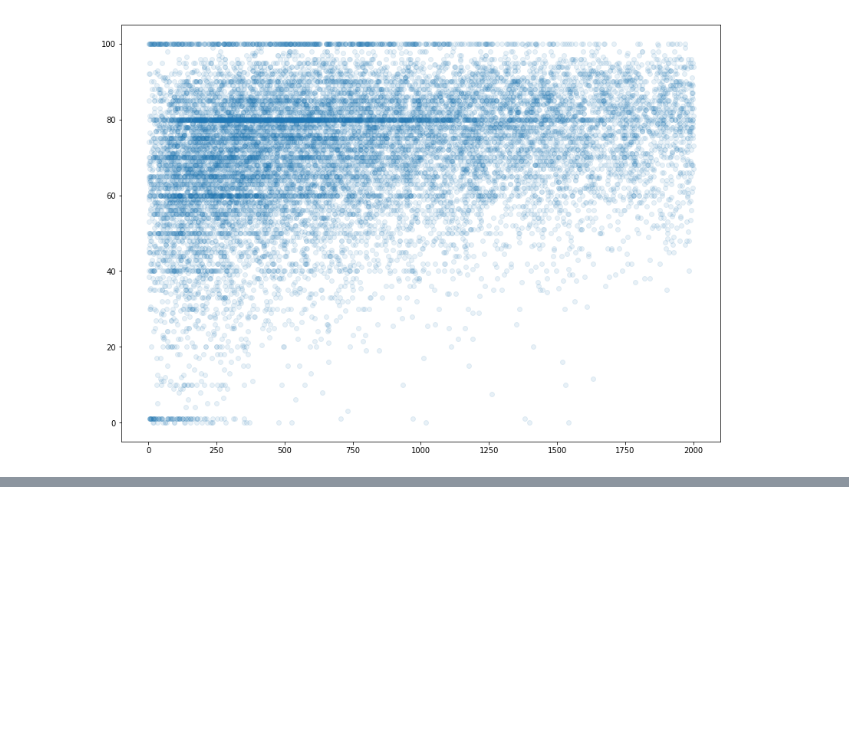
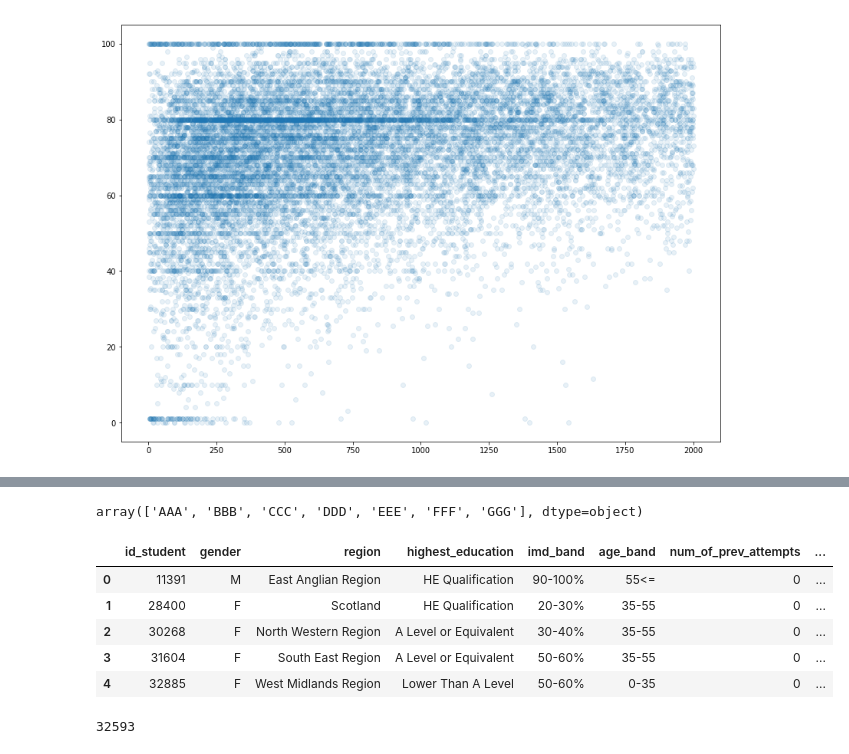
Before and after one commit to nikolholicka/curriculum, a Jupyter notebook: mod6/project_ideas/project_idea_2.ipynb, the cells around one changed output, grey strips where cells are left out. Saved outputs shown, nothing was run; the diff lists cells and outputs as text; code cells hidden in the pictures; blank space fills up the shorter version.

```diff
--- a/mod6/project_ideas/project_idea_2.ipynb
+++ b/mod6/project_ideas/project_idea_2.ipynb
@@ -336,0 +431,19 @@ plt.scatter(st_with_total_clicks_no_high_clicks.sum_click, st_with_total_clicks_
+# %%
+st.code_module.unique()
+# %% [output]
+array(['AAA', 'BBB', 'CCC', 'DDD', 'EEE', 'FFF', 'GGG'], dtype=object)
+# %%
+st['code_module'] = st['code_module'].replace({'AAA':'A','BBB':'B','CCC':'C','DDD':'D','EEE':'E','FFF':'F', 'GGG':'G'})
+# %%
+st['code_presentation'] = st['code_presentation'].replace({'2013J':'2013OCT','2013B':'2013FEB','2014J':'2014OCT','2014B':'2014FEB'})
+# %%
+st["module"] = st["code_module"] +'_'+ st["code_presentation"]
+# %%
+st.head()
+# %% [output]
+|  | id_student | gender | region | highest_education | imd_band | age_band | num_of_prev_attempts | ... |
+| 0 | 11391 | M | East Anglian Region | HE Qualification | 90-100% | 55<= | 0 | ... |
+| 1 | 28400 | F | Scotland | HE Qualification | 20-30% | 35-55 | 0 | ... |
+| 2 | 30268 | F | North Western Region | A Level or Equivalent | 30-40% | 35-55 | 0 | ... |
+| 3 | 31604 | F | South East Region | A Level or Equivalent | 50-60% | 35-55 | 0 | ... |
+| 4 | 32885 | F | West Midlands Region | Lower Than A Level | 50-60% | 0-35 | 0 | ... |
@@ -336,0 +454,4 @@ plt.scatter(st_with_total_clicks_no_high_clicks.sum_click, st_with_total_clicks_
+# %%
+len(reg)
+# %% [output]
+32593
```
Also changed, not shown: parts of 17 cells of this notebook.
